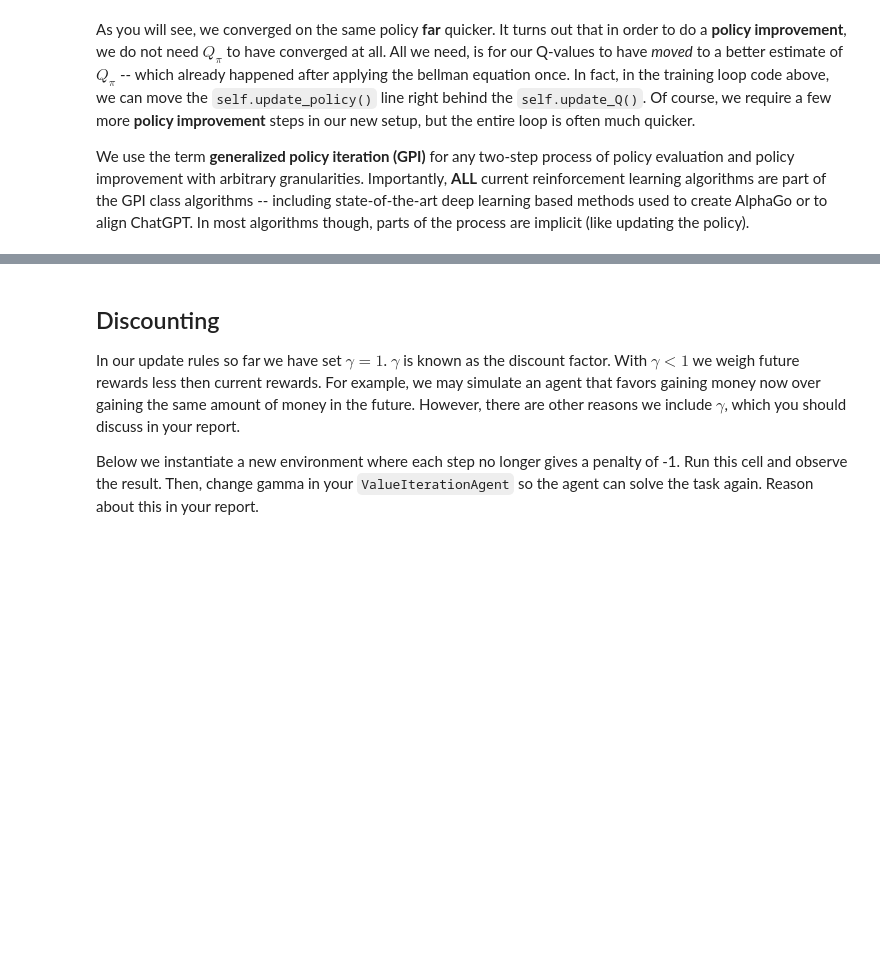
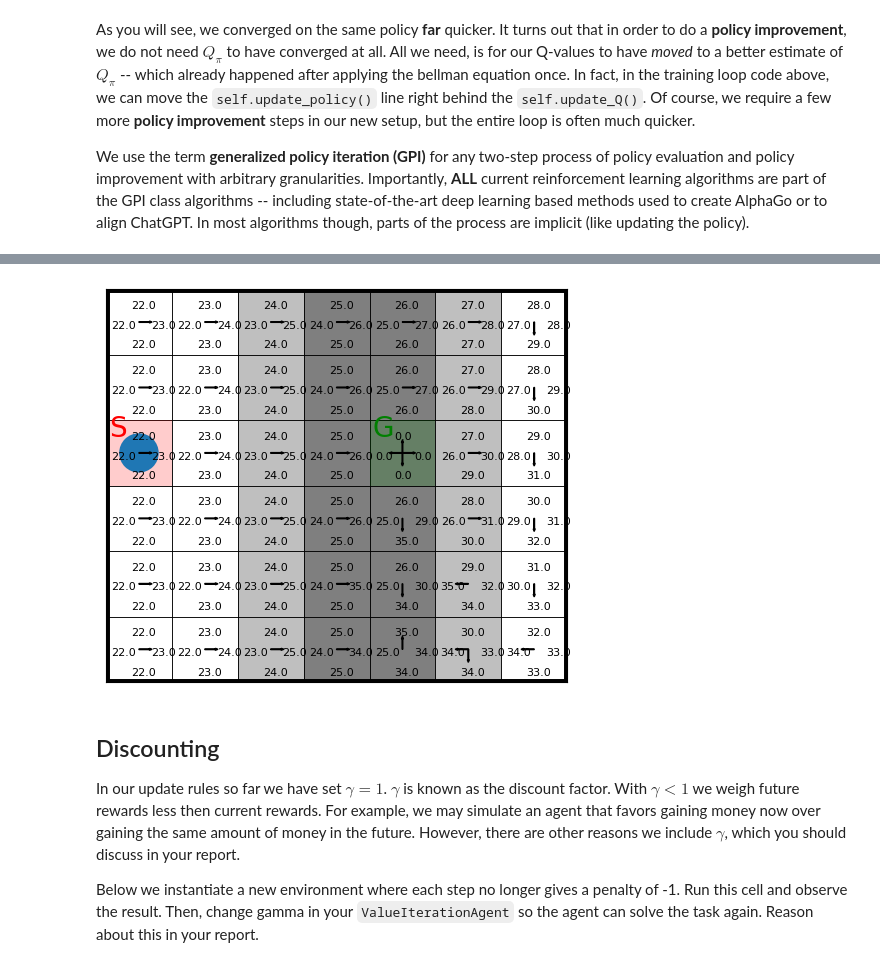
Before and after one commit to bokchoy19/intro_to_rl_assignments, a Jupyter notebook: RL_Bachelor_Assignment_1B_(2026).ipynb, the cells around one changed output, grey strips where cells are left out. Cells and saved outputs as stored; diff of their text form; code cells hidden in the pictures; blank space fills up the shorter version.

```diff
--- a/RL_Bachelor_Assignment_1B_(2026).ipynb
+++ b/RL_Bachelor_Assignment_1B_(2026).ipynb
@@ -433,36 +451,47 @@ class ValueIterationAgent():
             n_states,
             n_actions,
             transition_model, # DP agents require a perfect model
             reward_model, # DP agents require a perfect model
             gamma=1.0
         ):
         self.n_states = n_states
         self.n_actions = n_actions
         self.Q = np.zeros((n_states, n_actions)) # Initialize our estimates at 0
         self.gamma = gamma
 
         self.p_sas = transition_model
         self.r_sas = reward_model
 
     def select_action(self, s):
-        raise NotImplementedError()
+        return np.argmax(self.Q[s])
 
     def update_Q(self, s, a):
-        raise NotImplementedError()
+        new_state = np.argwhere(self.p_sas[s][a])
+        reward = self.r_sas[s][a][new_state]
+        self.Q[s][a] = reward + self.gamma * np.max(self.Q[new_state])
+
 
     def train(self, threshold=0.01, render_fn=None, verbose=0):
-        raise NotImplementedError()
+        delta = np.inf
+        while delta > threshold:
+            current_Q = self.Q.copy()
+            for s in range(self.n_states):
+                for a in range(self.n_actions):
+                    self.update_Q(s, a)
+            delta = np.max(np.abs(current_Q - self.Q))
 
 
 env = WindyGridworld()
 agent = ValueIterationAgent(
     n_states=env.n_states,
     n_actions=env.n_actions,
     transition_model=env.p_sas,
     reward_model=env.r_sas
 )
 agent.train()
 env.render(Q_sa=agent.Q, plot_optimal_policy=True)
+# %% [output]
+[figure, added]
 # %% [markdown]
 ## Discounting
 
```
Also changed, not shown: parts of 7 cells of this notebook.
